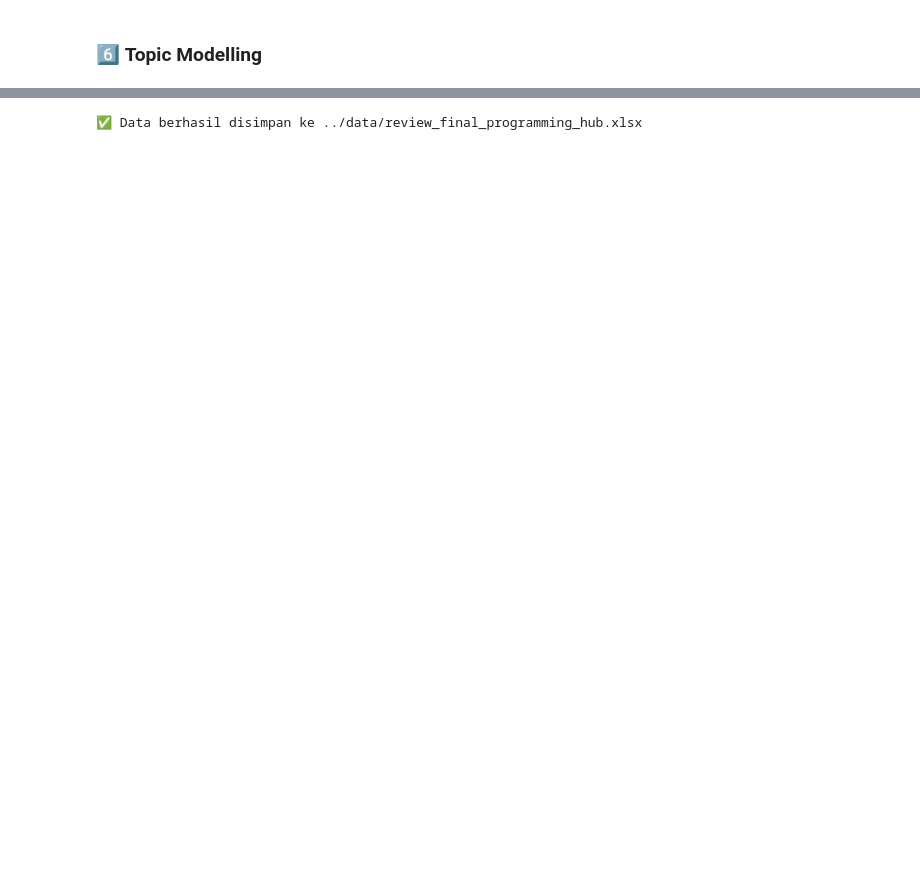
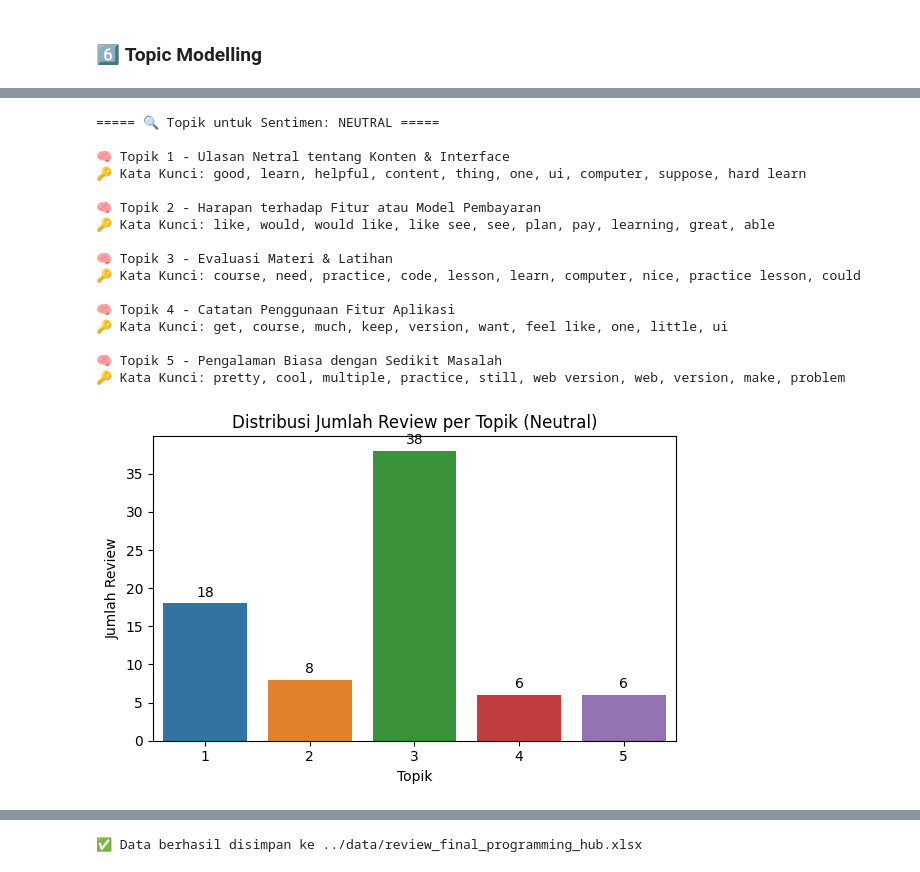
Before and after one commit to AnnisaFadila069/gamified-coding-app-analysis, a Jupyter notebook: Notebook/Apk_programming hub.ipynb, the cells around one changed output, grey strips where cells are left out. Saved outputs shown, nothing was run; the diff lists cells and outputs as text; code cells hidden in the pictures; blank space fills up the shorter version.

```diff
--- a/Notebook/Apk_programming hub.ipynb
+++ b/Notebook/Apk_programming hub.ipynb
@@ -826,0 +789,60 @@ df_clustering.head(5)
+# %%
+# Contoh: visualisasi untuk sentimen negative
+label = 'neutral'
+df_sentiment = df_modelling[df_modelling['sentiment_rating'] == label]
+
+if not df_sentiment.empty:
+    df_with_topic = topic_modeling_by_sentiment(
+        df_sentiment,
+        label,
+        topic_labels=neutral_topic_labels,
+        n_topics=5,
+        no_top_words=10
+    )
+
+    # Plot distribusi topik
+    plt.figure(figsize=(6, 4))
+    ax = sns.countplot(
+        x='dominant_topic_display',
+        hue='dominant_topic_display',
+        data=df_with_topic,
+        palette='tab10',
+        legend=False
+    )
+    plt.title(f"Distribusi Jumlah Review per Topik ({label.capitalize()})")
+    plt.xlabel("Topik")
+    plt.ylabel("Jumlah Review")
+    plt.xticks(rotation=0)
+    plt.tight_layout()
+
+    # Tambahkan label jumlah di atas batang
+    for p in ax.patches:
+        height = p.get_height()
+        if height > 0:
+            ax.text(
+                x=p.get_x() + p.get_width() / 2,
+                y=height + 0.5,
+                s=f'{int(height)}',
+                ha='center',
+                va='bottom'
+            )
+
+    plt.show()
+# %% [output]
+===== 🔍 Topik untuk Sentimen: NEUTRAL =====
+
+🧠 Topik 1 - Ulasan Netral tentang Konten & Interface
+🔑 Kata Kunci: good, learn, helpful, content, thing, one, ui, computer, suppose, hard learn
+
+🧠 Topik 2 - Harapan terhadap Fitur atau Model Pembayaran
+🔑 Kata Kunci: like, would, would like, like see, see, plan, pay, learning, great, able
+
+🧠 Topik 3 - Evaluasi Materi & Latihan
+🔑 Kata Kunci: course, need, practice, code, lesson, learn, computer, nice, practice lesson, could
+
+🧠 Topik 4 - Catatan Penggunaan Fitur Aplikasi
+🔑 Kata Kunci: get, course, much, keep, version, want, feel like, one, little, ui
+
+🧠 Topik 5 - Pengalaman Biasa dengan Sedikit Masalah
+🔑 Kata Kunci: pretty, cool, multiple, practice, still, web version, web, version, make, problem
+[figure, added]
```
Also changed, not shown: parts of 50 cells of this notebook, 14 other files.
